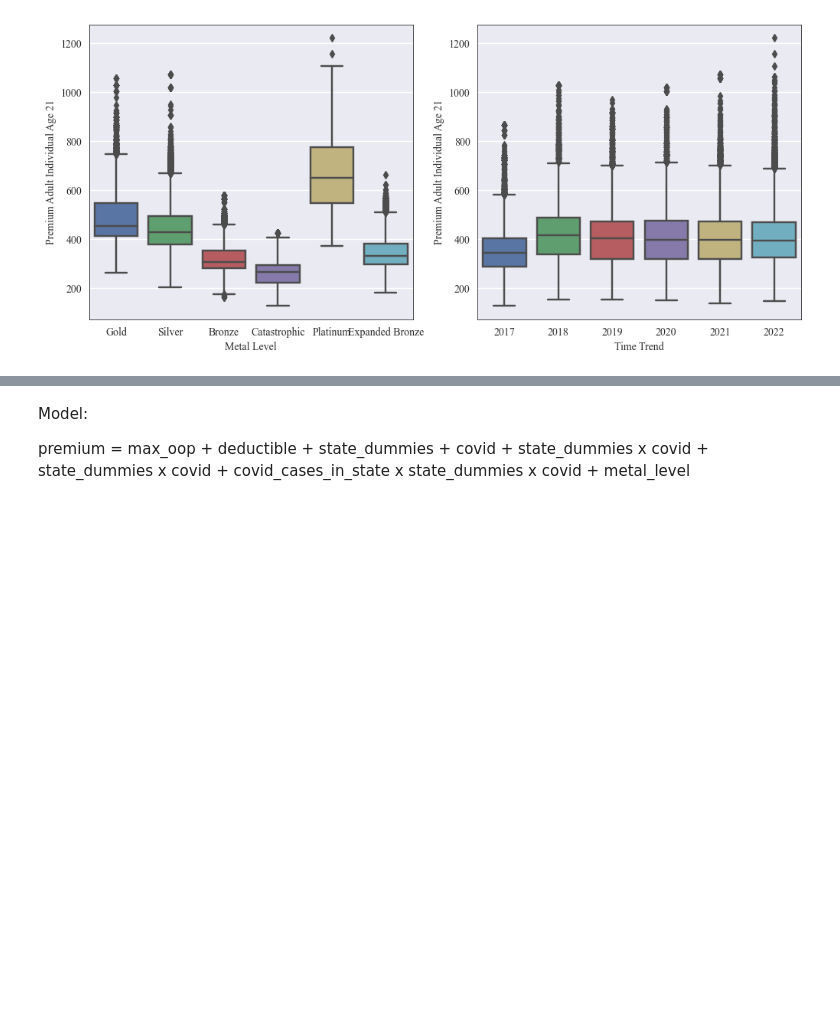
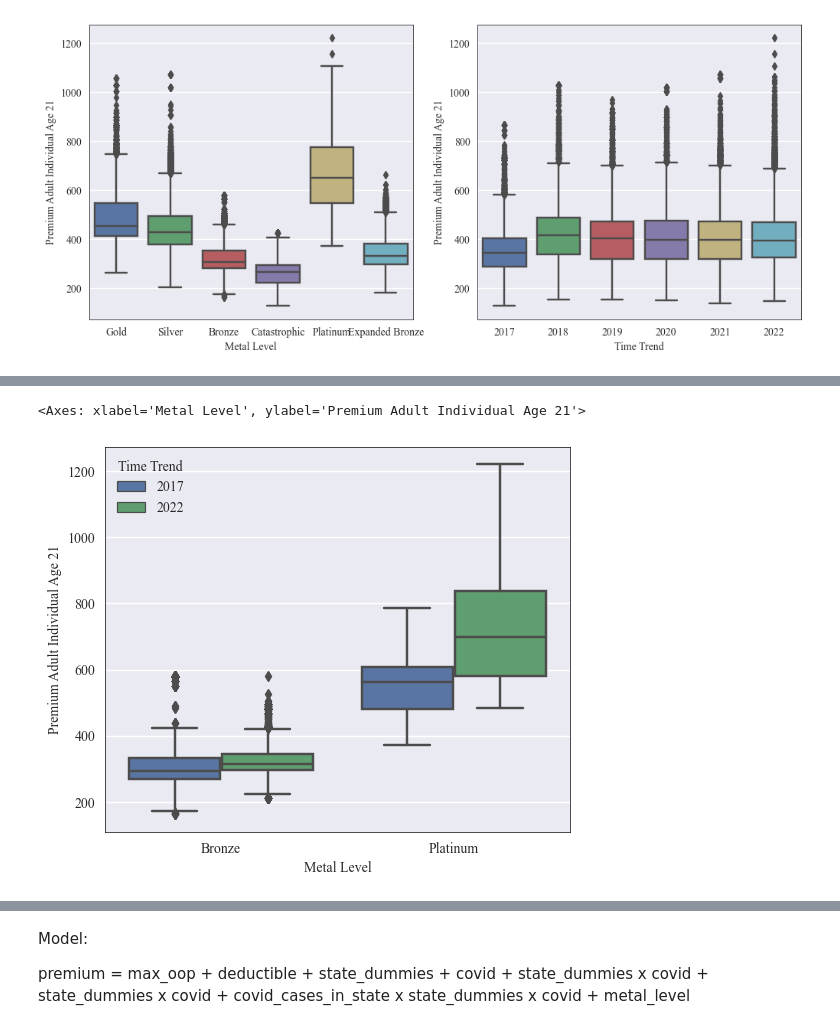
Before and after one commit to samaypanwar/HEALTH-ECONS, a Jupyter notebook: group_project/EDA.ipynb, the cells around one changed output, grey strips where cells are left out. Cells and saved outputs as stored; diff of their text form; code cells hidden in the pictures; blank space fills up the shorter version.

```diff
--- a/group_project/EDA.ipynb
+++ b/group_project/EDA.ipynb
@@ -152,0 +182,6 @@ sns.boxplot(y = df_premiums['Premium Adult Individual Age 21'], x = df_premiums[
+# %%
+fig, ax = plt.subplots(nrows = 1, ncols = 1, figsize = (6, 5))
+sns.boxplot(data = df_premiums[df_premiums['Metal Level'].isin(['Platinum', 'Bronze']) & df_premiums['Time Trend'].isin([2017, 2022])], y = 'Premium Adult Individual Age 21', x = 'Metal Level', ax=ax, hue = 'Time Trend')
+# %% [output]
+<Axes: xlabel='Metal Level', ylabel='Premium Adult Individual Age 21'>
+[figure, added]
```
Also changed, not shown: parts of 20 cells of this notebook, 7 other files.
